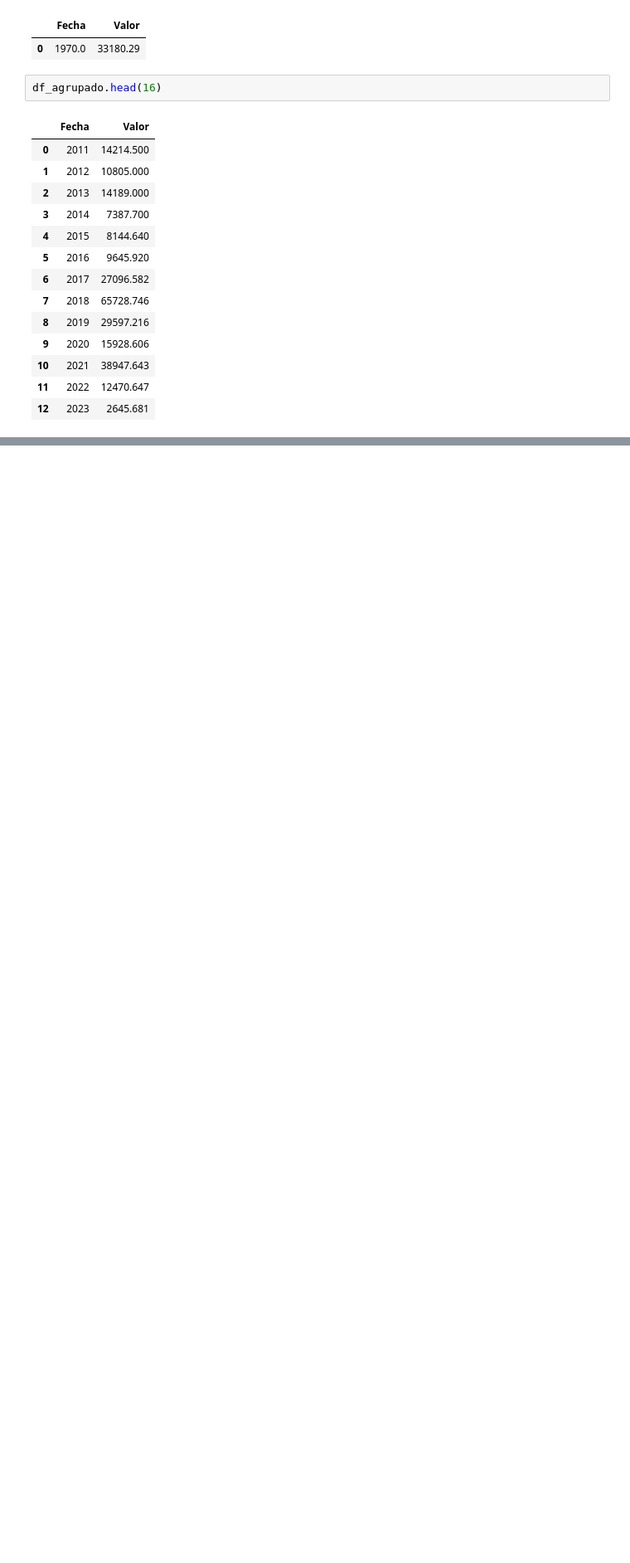
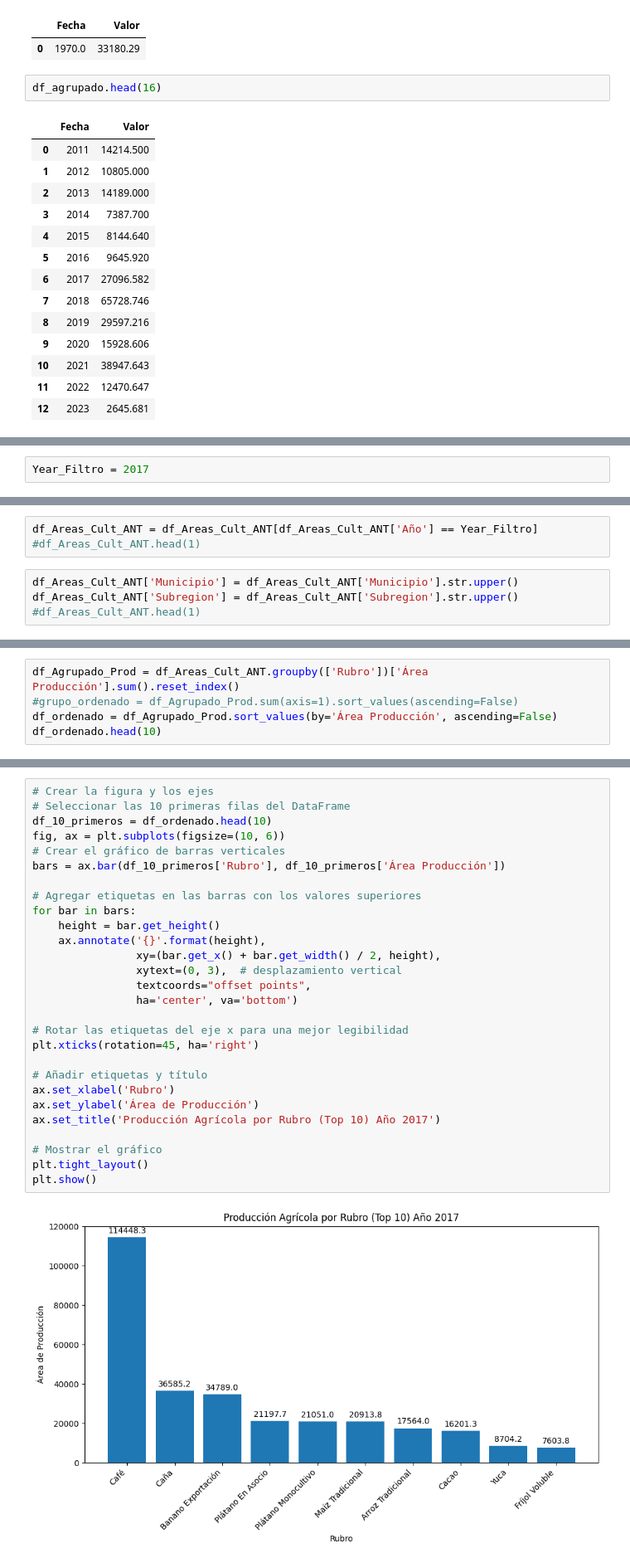
Before and after one commit to stijopa/Tesis, a Jupyter notebook: EDA_T_Sensores.ipynb, the cells around one changed output, grey strips where cells are left out. Shown at 83% size. Saved outputs shown, nothing was run; the diff lists cells and outputs as text; blank space fills up the shorter version.

Commit message:
Grafica Areas Cultivas ANT OK

```diff
--- a/EDA_T_Sensores.ipynb
+++ b/EDA_T_Sensores.ipynb
@@ -255,0 +267,2 @@ df_agrupado.head(16)
+# %%
+Year_Filtro = 2017
@@ -255,0 +271,7 @@ df_agrupado.head(16)
+# %%
+df_Areas_Cult_ANT = df_Areas_Cult_ANT[df_Areas_Cult_ANT['Año'] == Year_Filtro]
+#df_Areas_Cult_ANT.head(1)
+# %%
+df_Areas_Cult_ANT['Municipio'] = df_Areas_Cult_ANT['Municipio'].str.upper()
+df_Areas_Cult_ANT['Subregion'] = df_Areas_Cult_ANT['Subregion'].str.upper()
+#df_Areas_Cult_ANT.head(1)
@@ -255,0 +293,5 @@ df_agrupado.head(16)
+# %%
+df_Agrupado_Prod = df_Areas_Cult_ANT.groupby(['Rubro'])['Área Producción'].sum().reset_index()
+#grupo_ordenado = df_Agrupado_Prod.sum(axis=1).sort_values(ascending=False)
+df_ordenado = df_Agrupado_Prod.sort_values(by='Área Producción', ascending=False)
+df_ordenado.head(10)
@@ -255,0 +310,30 @@ df_agrupado.head(16)
+# %%
+# Crear la figura y los ejes
+# Seleccionar las 10 primeras filas del DataFrame
+df_10_primeros = df_ordenado.head(10)
+fig, ax = plt.subplots(figsize=(10, 6))
+# Crear el gráfico de barras verticales
+bars = ax.bar(df_10_primeros['Rubro'], df_10_primeros['Área Producción'])
+
+# Agregar etiquetas en las barras con los valores superiores
+for bar in bars:
+    height = bar.get_height()
+    ax.annotate('{}'.format(height),
+                xy=(bar.get_x() + bar.get_width() / 2, height),
+                xytext=(0, 3),  # desplazamiento vertical
+                textcoords="offset points",
+                ha='center', va='bottom')
+
+# Rotar las etiquetas del eje x para una mejor legibilidad
+plt.xticks(rotation=45, ha='right')
+
+# Añadir etiquetas y título
+ax.set_xlabel('Rubro')
+ax.set_ylabel('Área de Producción')
+ax.set_title('Producción Agrícola por Rubro (Top 10) Año 2017')
+
+# Mostrar el gráfico
+plt.tight_layout()
+plt.show()
+# %% [output]
+[figure, added]
```
Also changed, not shown: parts of 10 cells of this notebook.
